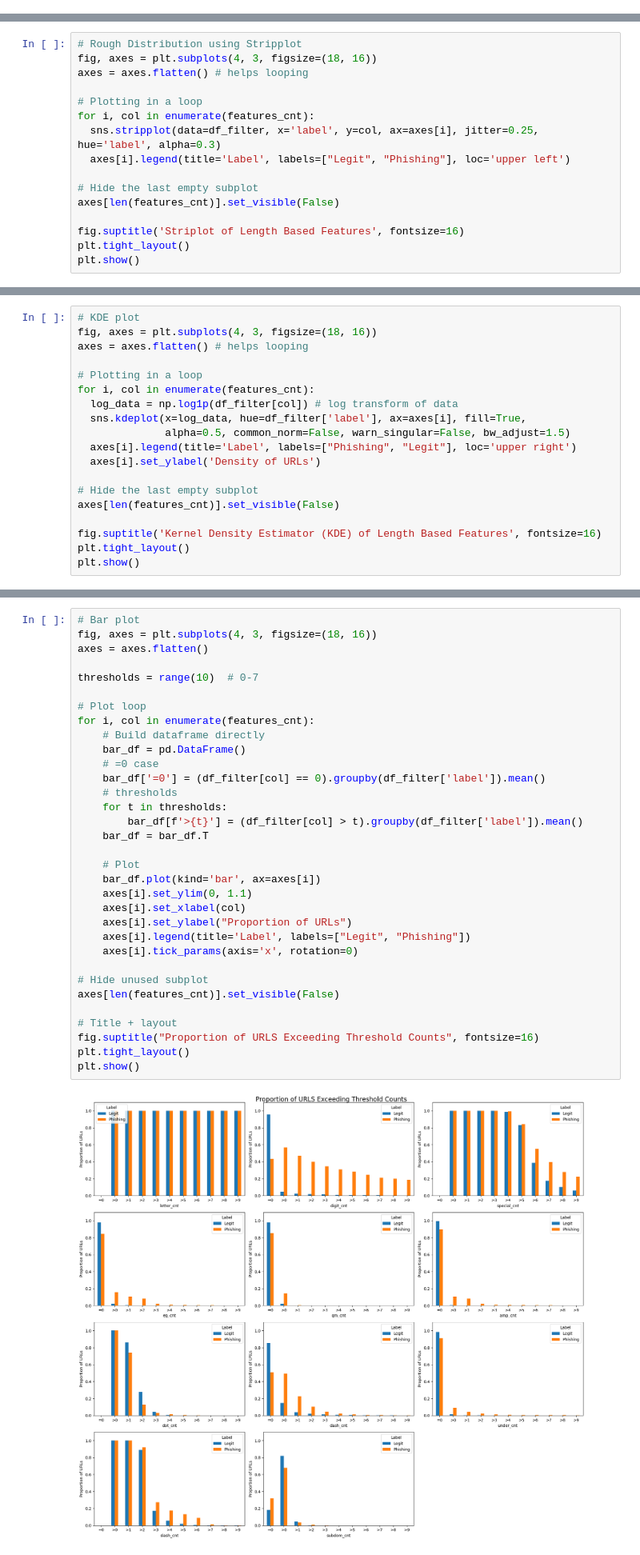
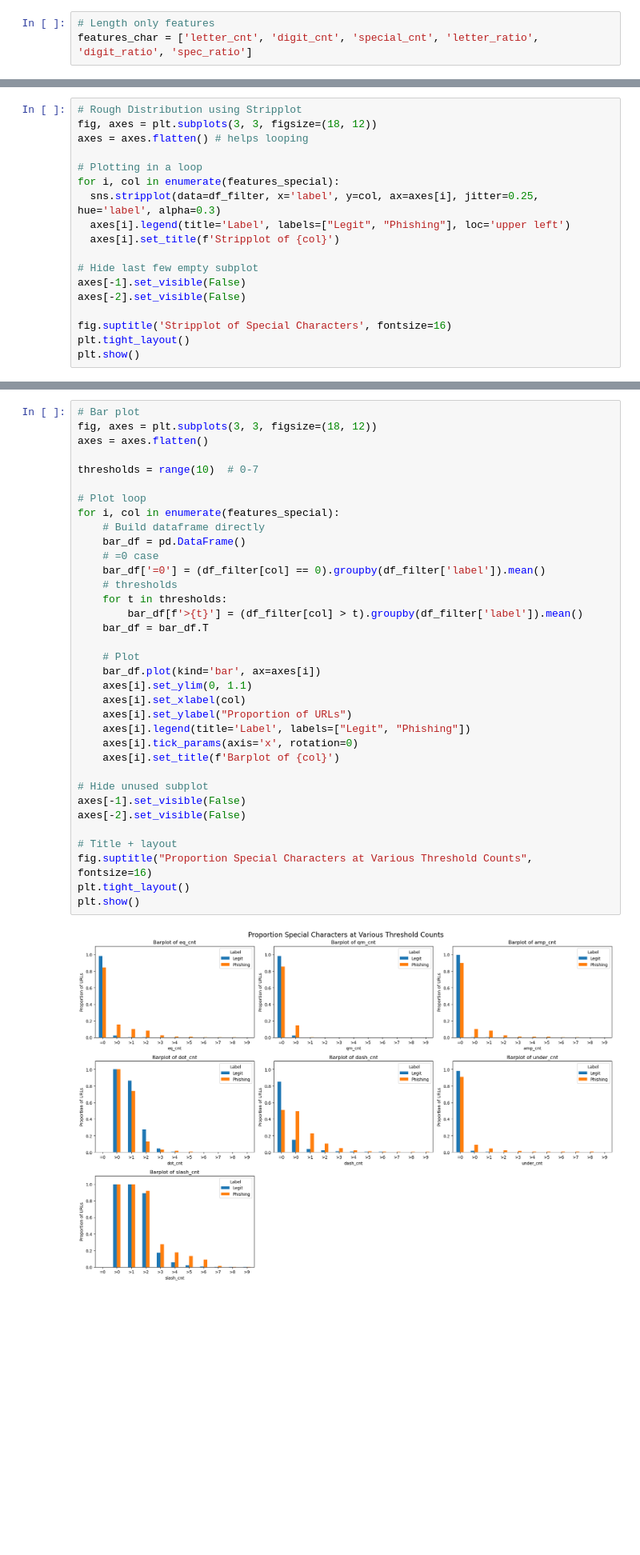
Before and after one commit to QMathsdude/phishing-url-detector, a Jupyter notebook: notebooks/01_EDA.ipynb, the cells around one changed output, grey strips where cells are left out. Shown at 80% size. Saved outputs shown, nothing was run; the diff lists cells and outputs as text; blank space fills up the shorter version.

```diff
--- a/notebooks/01_EDA.ipynb
+++ b/notebooks/01_EDA.ipynb
@@ -343,0 +395,3 @@ features_len = ['url_len', 'dom_len', 'tld_len', 'path_len', 'query_len']
+# %%
+# Length only features
+features_char = ['letter_cnt', 'digit_cnt', 'special_cnt', 'letter_ratio', 'digit_ratio', 'spec_ratio']
@@ -360,18 +490,20 @@ features_cnt = ['letter_cnt', 'digit_cnt', 'special_cnt', 'eq_cnt', 'qm_cnt', 'a
 We see that there are 3 main features that have a broad and distinguishable spread: **`letter_cnt`**, **`digit_cnt`** and **`special_cnt`**, which are heavily skewed right. Meanwhile, the other features range from having _subtle_ distinguishble spread to _none_ at all. Futher investigation is necessary.
 # %%
 # Rough Distribution using Stripplot
-fig, axes = plt.subplots(4, 3, figsize=(18, 16))
+fig, axes = plt.subplots(3, 3, figsize=(18, 12))
 axes = axes.flatten() # helps looping
 
 # Plotting in a loop
-for i, col in enumerate(features_cnt):
+for i, col in enumerate(features_special):
   sns.stripplot(data=df_filter, x='label', y=col, ax=axes[i], jitter=0.25, hue='label', alpha=0.3)
   axes[i].legend(title='Label', labels=["Legit", "Phishing"], loc='upper left')
+  axes[i].set_title(f'Stripplot of {col}')
 
-# Hide the last empty subplot
-axes[len(features_cnt)].set_visible(False)
+# Hide last few empty subplot
+axes[-1].set_visible(False)
+axes[-2].set_visible(False)
 
-fig.suptitle('Striplot of Length Based Features', fontsize=16)
+fig.suptitle('Stripplot of Special Characters', fontsize=16)
 plt.tight_layout()
 plt.show()
 # %% [output]
@@ -390,19 +510,0 @@ We see that the 3 main features discussed previously indeed show obvious and dis
-# %%
-# KDE plot
-fig, axes = plt.subplots(4, 3, figsize=(18, 16))
-axes = axes.flatten() # helps looping
-
-# Plotting in a loop
-for i, col in enumerate(features_cnt):
-  log_data = np.log1p(df_filter[col]) # log transform of data
-  sns.kdeplot(x=log_data, hue=df_filter['label'], ax=axes[i], fill=True,
-              alpha=0.5, common_norm=False, warn_singular=False, bw_adjust=1.5)
-  axes[i].legend(title='Label', labels=["Phishing", "Legit"], loc='upper right')
-  axes[i].set_ylabel('Density of URLs')
-
-# Hide the last empty subplot
-axes[len(features_cnt)].set_visible(False)
-
-fig.suptitle('Kernel Density Estimator (KDE) of Length Based Features', fontsize=16)
-plt.tight_layout()
-plt.show()
@@ -418,37 +516,39 @@ Examines how the proportions of URLs  changes as  **feature counts exceed increa
  > Notably, **`qm_cnt`** seems to only have a single threshold (>0), with the rest (>1, >2, etc) being zero. This makes sense because there can only be one question mark `?` in URL since it denotes a query.
 # %%
 # Bar plot
-fig, axes = plt.subplots(4, 3, figsize=(18, 16))
+fig, axes = plt.subplots(3, 3, figsize=(18, 12))
 axes = axes.flatten()
 
 thresholds = range(10)  # 0-7
 
 # Plot loop
-for i, col in enumerate(features_cnt):
+for i, col in enumerate(features_special):
     # Build dataframe directly
     bar_df = pd.DataFrame()
     # =0 case
     bar_df['=0'] = (df_filter[col] == 0).groupby(df_filter['label']).mean()
     # thresholds
     for t in thresholds:
         bar_df[f'>{t}'] = (df_filter[col] > t).groupby(df_filter['label']).mean()
     bar_df = bar_df.T
 
     # Plot
     bar_df.plot(kind='bar', ax=axes[i])
     axes[i].set_ylim(0, 1.1)
     axes[i].set_xlabel(col)
     axes[i].set_ylabel("Proportion of URLs")
     axes[i].legend(title='Label', labels=["Legit", "Phishing"])
     axes[i].tick_params(axis='x', rotation=0)
+    axes[i].set_title(f'Barplot of {col}')
 
 # Hide unused subplot
-axes[len(features_cnt)].set_visible(False)
+axes[-1].set_visible(False)
+axes[-2].set_visible(False)
 
 # Title + layout
-fig.suptitle("Proportion of URLS Exceeding Threshold Counts", fontsize=16)
+fig.suptitle("Proportion Special Characters at Various Threshold Counts", fontsize=16)
 plt.tight_layout()
 plt.show()
 # %% [output]
-[figure, old version]
+[figure, new version]
 # %% [markdown]
```
Also changed, not shown: parts of 58 cells of this notebook.
